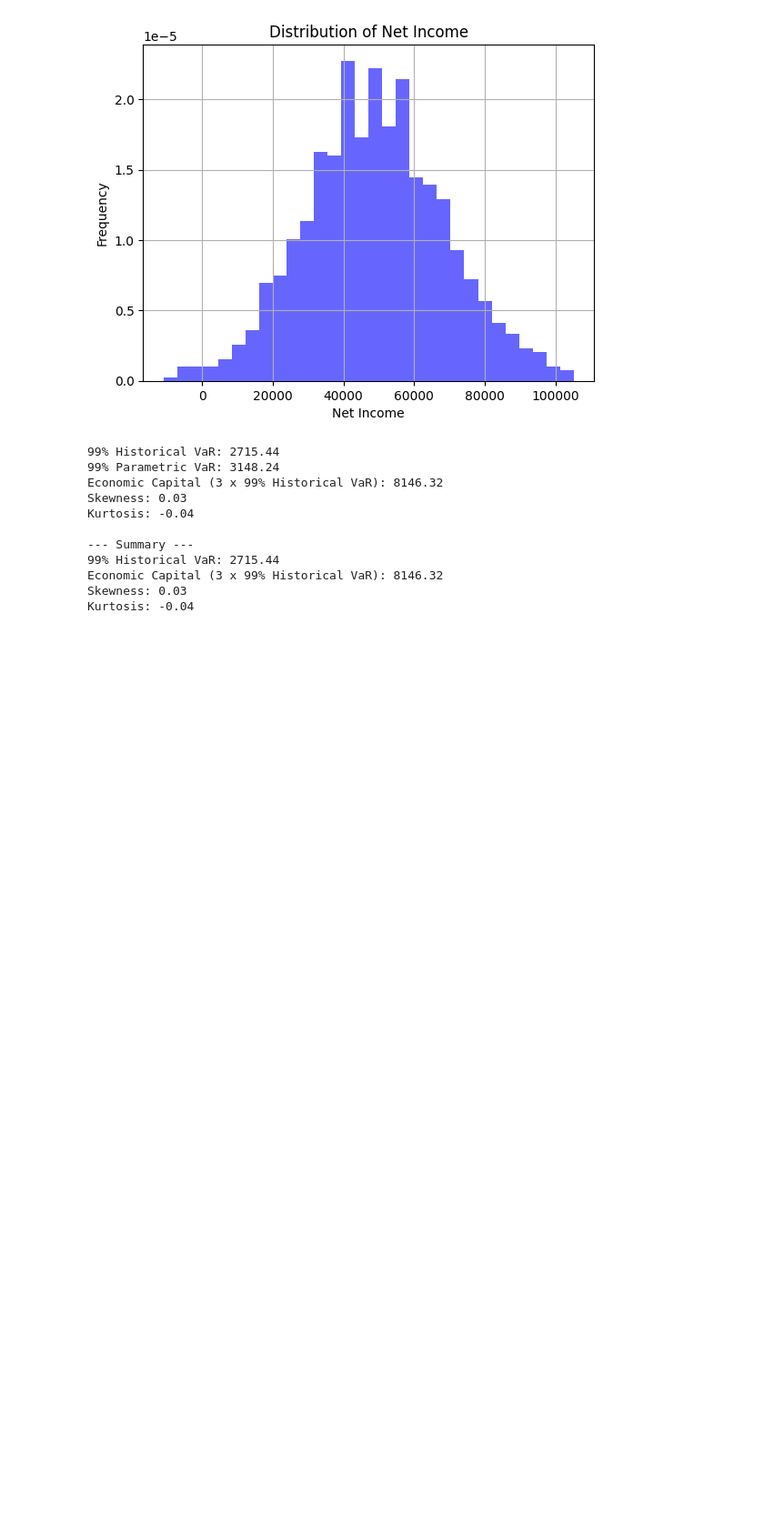
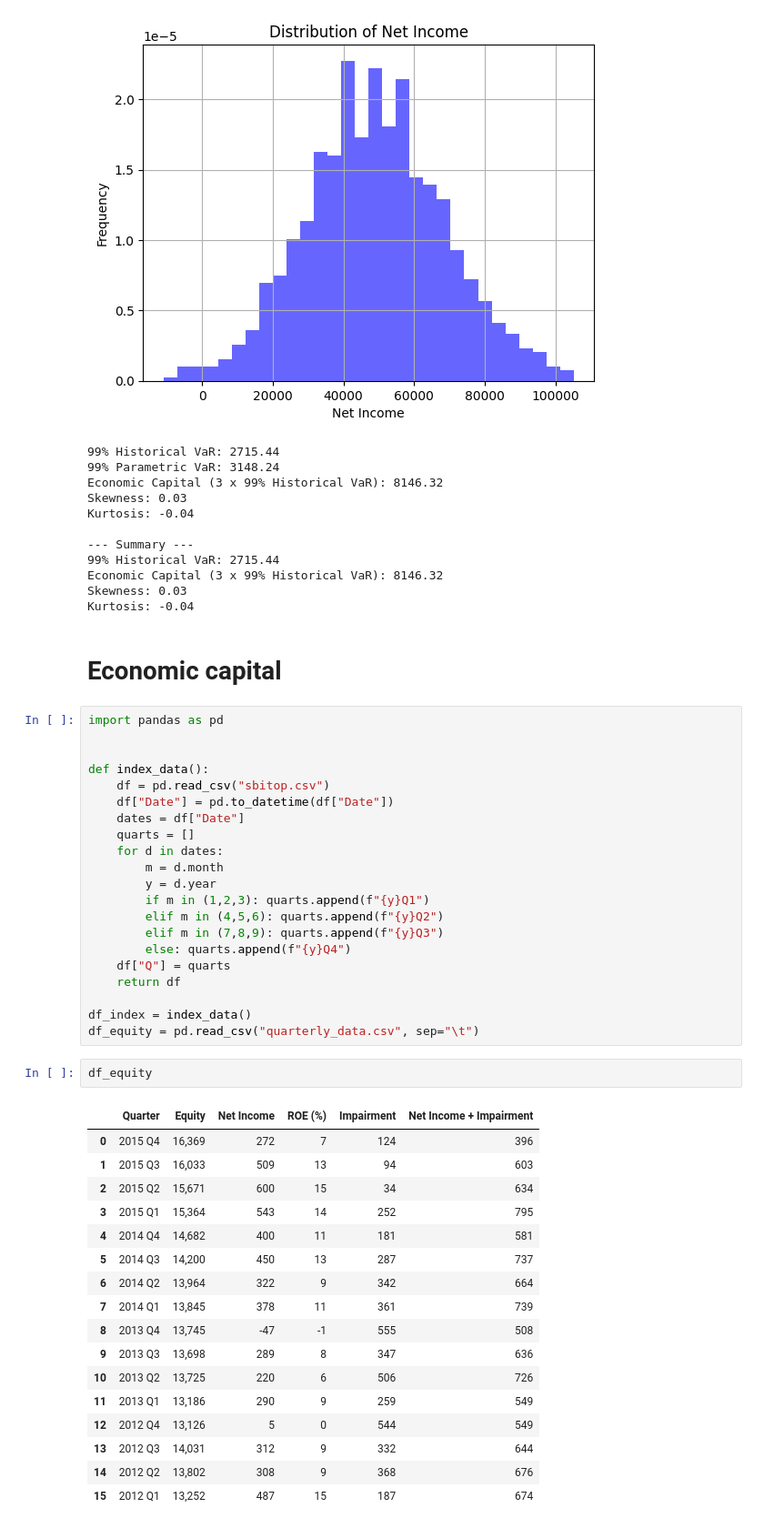
Before and after one commit to dominikstipic/nlb, a Jupyter notebook: strat.ipynb, the cells around one changed output. Shown at 91% size. Saved outputs shown, nothing was run; the diff lists cells and outputs as text; blank space fills up the shorter version.

```diff
--- a/strat.ipynb
+++ b/strat.ipynb
@@ -109,3 +109,46 @@ Kurtosis: -0.04
 Economic Capital (3 x 99% Historical VaR): 8146.32
 Skewness: 0.03
 Kurtosis: -0.04
+# %% [markdown]
+# Economic capital
+# %%
+import pandas as pd
+
+
+def index_data():
+    df = pd.read_csv("sbitop.csv")
+    df["Date"] = pd.to_datetime(df["Date"])
+    dates = df["Date"]
+    quarts = []
+    for d in dates:
+        m = d.month
+        y = d.year
+        if m in (1,2,3): quarts.append(f"{y}Q1")
+        elif m in (4,5,6): quarts.append(f"{y}Q2")
+        elif m in (7,8,9): quarts.append(f"{y}Q3")
+        else: quarts.append(f"{y}Q4")
+    df["Q"] = quarts
+    return df
+
+df_index = index_data()
+df_equity = pd.read_csv("quarterly_data.csv", sep="\t")
+# %%
+df_equity
+# %% [output]
+|  | Quarter | Equity | Net Income | ROE (%) | Impairment | Net Income + Impairment |
+| 0 | 2015 Q4 | 16,369 | 272 | 7 | 124 | 396 |
+| 1 | 2015 Q3 | 16,033 | 509 | 13 | 94 | 603 |
+| 2 | 2015 Q2 | 15,671 | 600 | 15 | 34 | 634 |
+| 3 | 2015 Q1 | 15,364 | 543 | 14 | 252 | 795 |
+| 4 | 2014 Q4 | 14,682 | 400 | 11 | 181 | 581 |
+| 5 | 2014 Q3 | 14,200 | 450 | 13 | 287 | 737 |
+| 6 | 2014 Q2 | 13,964 | 322 | 9 | 342 | 664 |
+| 7 | 2014 Q1 | 13,845 | 378 | 11 | 361 | 739 |
+| 8 | 2013 Q4 | 13,745 | -47 | -1 | 555 | 508 |
+| 9 | 2013 Q3 | 13,698 | 289 | 8 | 347 | 636 |
+| 10 | 2013 Q2 | 13,725 | 220 | 6 | 506 | 726 |
+| 11 | 2013 Q1 | 13,186 | 290 | 9 | 259 | 549 |
+| 12 | 2012 Q4 | 13,126 | 5 | 0 | 544 | 549 |
+| 13 | 2012 Q3 | 14,031 | 312 | 9 | 332 | 644 |
+| 14 | 2012 Q2 | 13,802 | 308 | 9 | 368 | 676 |
+| 15 | 2012 Q1 | 13,252 | 487 | 15 | 187 | 674 |
```
Also changed, not shown: 3 other files.
